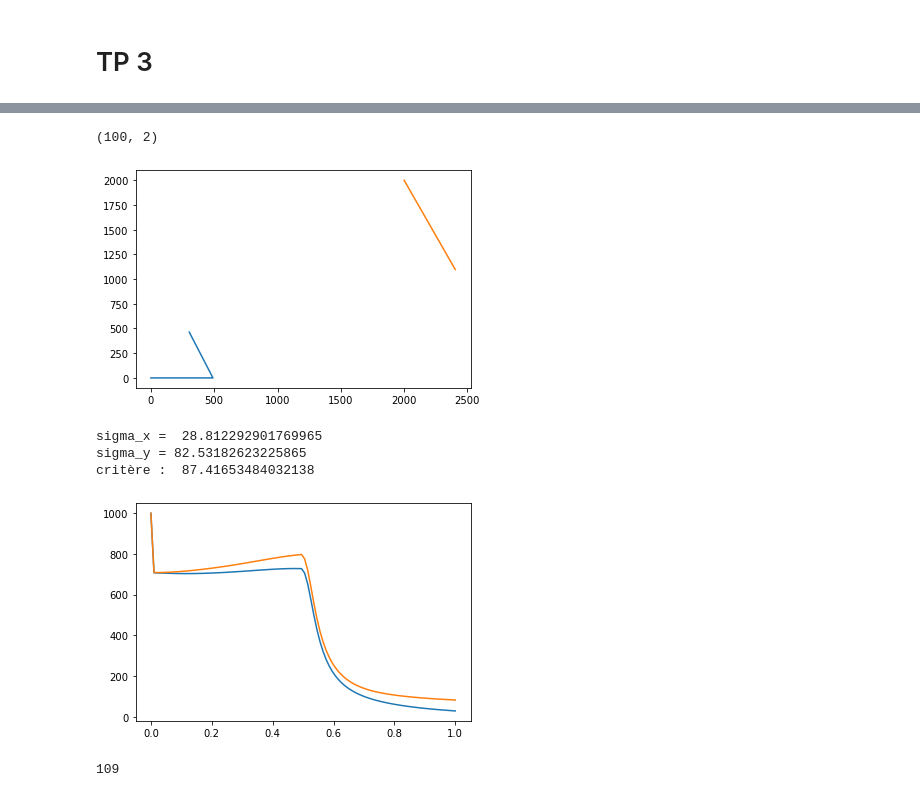
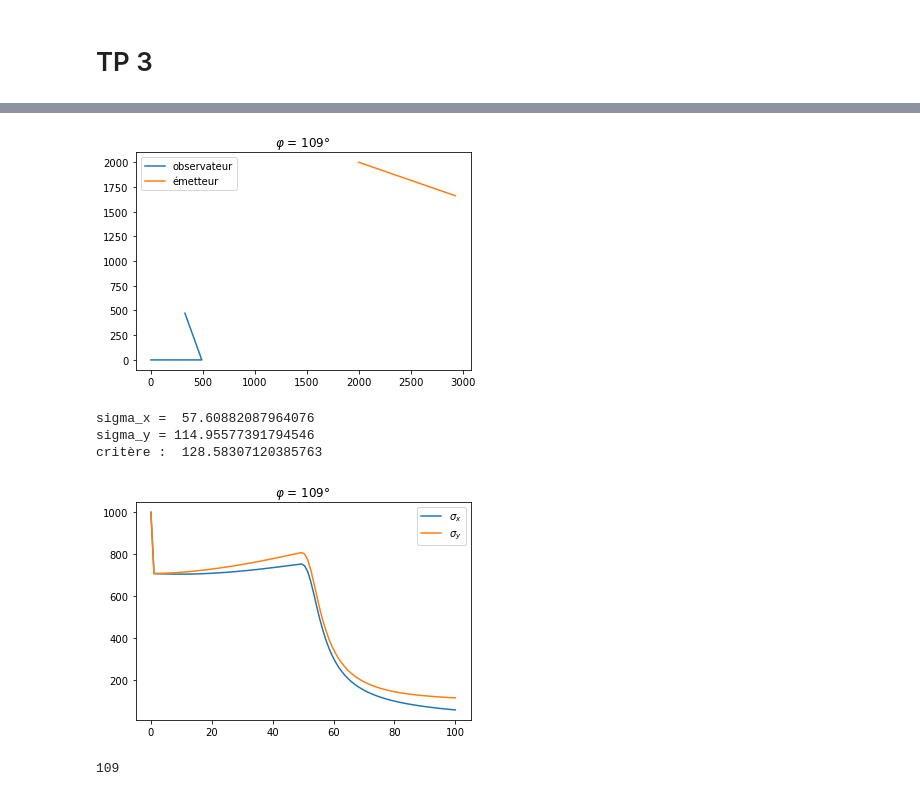
Before and after one commit to PaulAntoineLeveilley/filtrage-bay-sien, a Jupyter notebook: TP3/TP 3.ipynb, the cells around one changed output, grey strips where cells are left out. Drawn from its saved outputs; the diff is of its cells as text; code cells hidden in the pictures.

```diff
--- a/TP3/TP 3.ipynb
+++ b/TP3/TP 3.ipynb
@@ -75,29 +170,30 @@ def borne_cramer_rao(X,Y,J0,simga_mes,inverse):
 # %%
-phi = 112*math.pi/180
+phi = 109*math.pi/180
 X = dynamique_observateur(phi,T,nb_mes,vitesse_observateur)
-Y = dynamique_emmeteur(position_initiale, nb_mes,-20,vitesse_emmeteur)
-# gradient = gradient_hk_Xk(X,Y)
+Y = dynamique_emmeteur(position_initiale, nb_mes,cap_emmeteur,vitesse_emmeteur)
 valeurs_J = J(X,Y,J_init,simga_mes,inverse)
 cramer_rao = borne_cramer_rao(X,Y,J_init,simga_mes,inverse)
-print(np.shape(cramer_rao))
+
 plt.plot(X[:,0],X[:,1])
 plt.plot(Y[:,0],Y[:,1])
+plt.legend(['observateur','émetteur'])
+plt.title('$ \\varphi$ = 109°')
 plt.show()
 
-absc = np.linspace(0,1,100)
 plt.plot(absc,cramer_rao[:,0])
 plt.plot(absc,cramer_rao[:,1])
+plt.legend(['$\sigma_{x}$','$\sigma_{y}$'])
+plt.title('$ \\varphi$ = 109°')
 
 print("sigma_x = ", cramer_rao[-1,0])
 print("sigma_y =", cramer_rao[-1,1])
 print("critère : ",np.sqrt(cramer_rao[-1,0]**2+cramer_rao[-1,1]**2))
 # %% [output]
+[figure, new version]
-(100, 2)
+sigma_x =  57.60882087964076
+sigma_y = 114.95577391794546
+critère :  128.58307120385763
-[figure, old version]
-sigma_x =  28.812292901769965
-sigma_y = 82.53182623225865
-critère :  87.41653484032138
-[figure, old version]
+[figure, new version]
 # %%
 def optimisation_cramer_rao(T,nb_mes,vitesse_observateur,position_initiale,cap_emmeteur,vitesse_emmeteur):
     min_temp = 0
```
Also changed, not shown: parts of 2 cells of this notebook, 6 other files.
